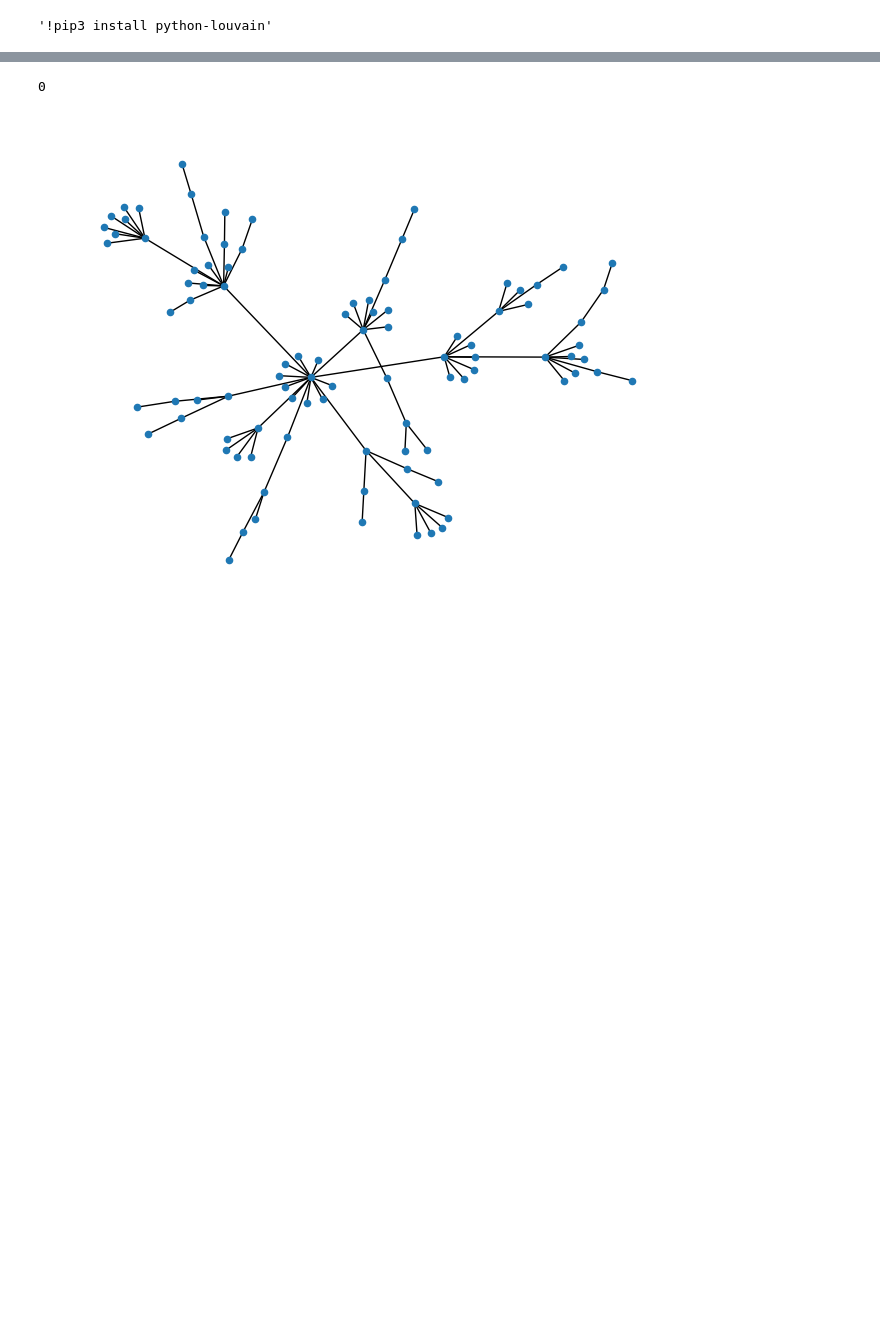
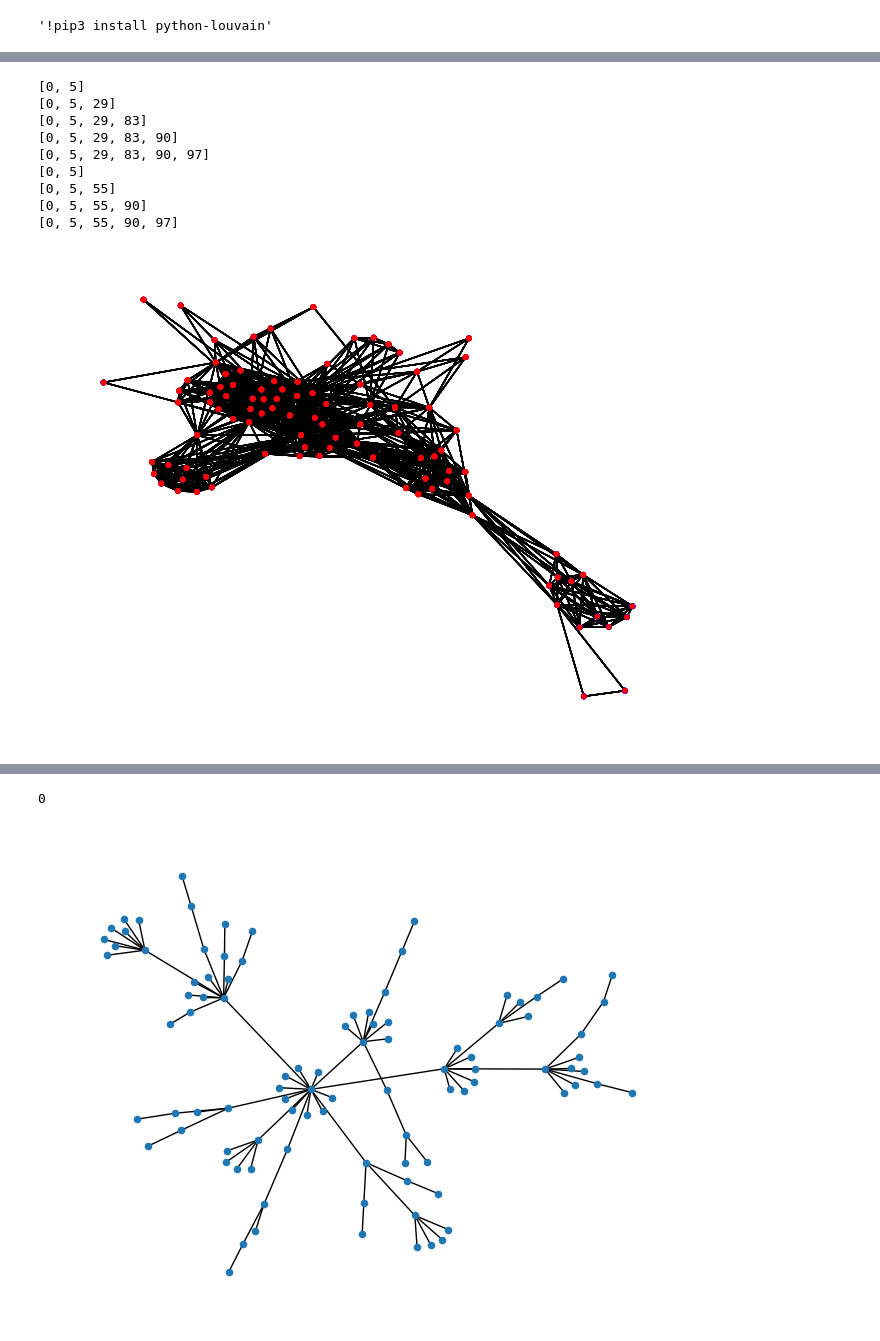
Before and after one commit to PierreRemacle/LINMA2472_P1, a Jupyter notebook: HW1.ipynb, the cells around one changed output, grey strips where cells are left out. Saved outputs shown, nothing was run; the diff lists cells and outputs as text; code cells hidden in the pictures; blank space fills up the shorter version.

```diff
--- a/HW1.ipynb
+++ b/HW1.ipynb
@@ -382,0 +520,14 @@ img.save(fp=fp_out, format='GIF', append_images=imgs,
+# %%
+SC = cascade(graph_net, [32, 36, 38, 44, 75])
+spreading_curve = cascade(graph_net,random.sample(range(0, nx.number_of_nodes(graph_net)), 5))
+# %% [output]
+[0, 5]
+[0, 5, 29]
+[0, 5, 29, 83]
+[0, 5, 29, 83, 90]
+[0, 5, 29, 83, 90, 97]
+[0, 5]
+[0, 5, 55]
+[0, 5, 55, 90]
+[0, 5, 55, 90, 97]
+[figure, added]
```
Also changed, not shown: parts of 13 cells of this notebook.
